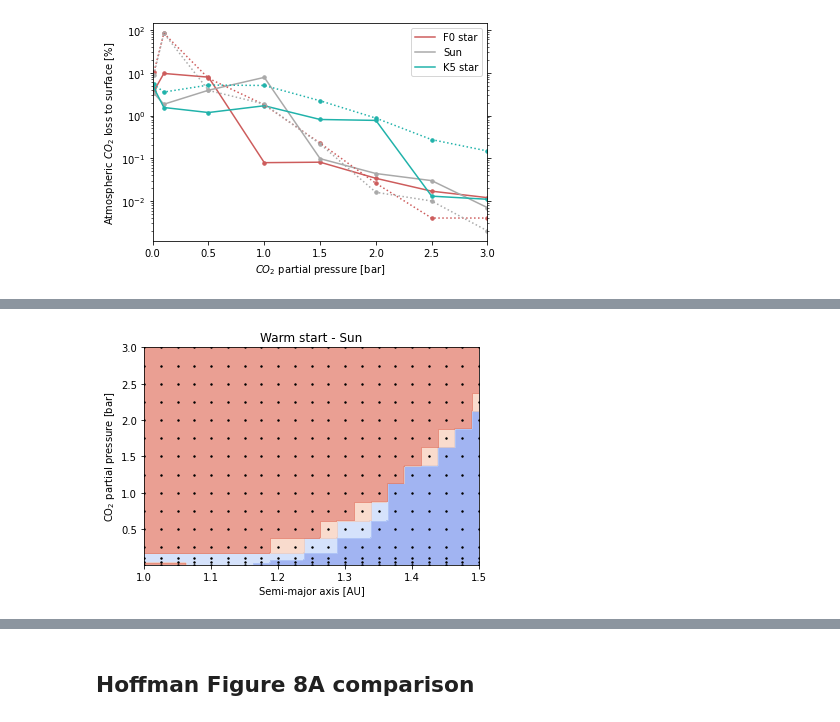
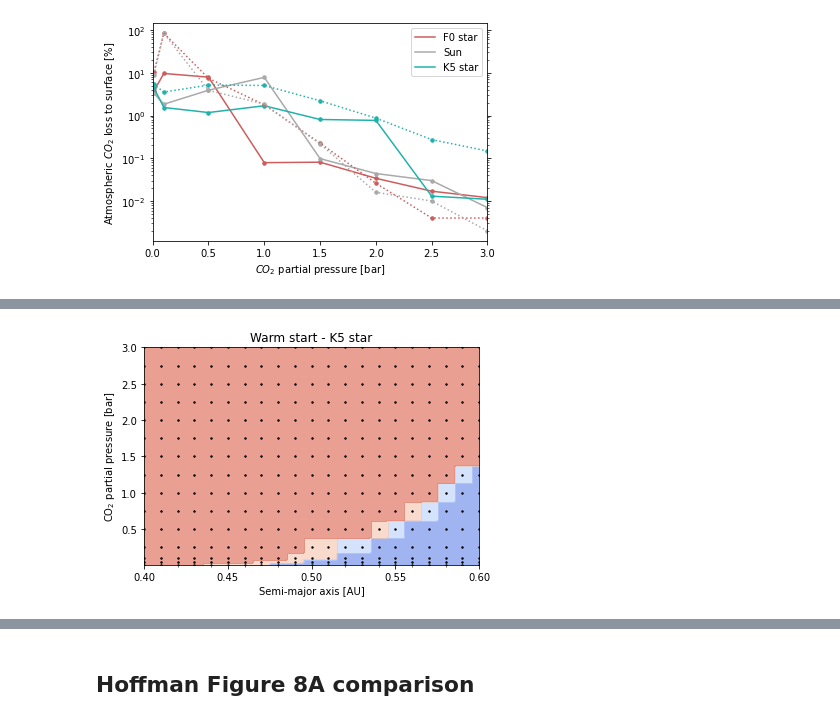
Before and after one commit to irenebonati/CO2-condensation, a Jupyter notebook: Code/Plots.ipynb, the cells around one changed output, grey strips where cells are left out. Drawn from its saved outputs; the diff is of its cells as text; code cells hidden in the pictures.

Commit message:
New CO2 plot

```diff
--- a/Code/Plots.ipynb
+++ b/Code/Plots.ipynb
@@ -547,99 +576,109 @@ for i in itertools.product(icoldflag,obl,a0,pco2i,ocean,igeog,STAR,smass,val):
 # %%
-STAR = ["Sun"]
-start = ["Warm"]
-
-
-
-
-s=0
-n=0
-
-# for i in itertools.product(icoldflag,obl,a0,pco2i,ocean,igeog,STAR,smass,val):
-
-#     a,b,c,d,e,f,g,h,k = i
-
-#     if CO2_ice[n,s]<0:
-
-#         gl[n,s] = 2 # light blue
-
-#         Delta_T[n,s] = np.max(temp_av)-np.min(temp_av)
-#         T_min[n,s] = np.min(temp_min)
-
-#     if n==14:
-#         n=n-14
-#         s+=1
-#     else:
-#         n+=1
-
-
-
+from matplotlib.colors import ListedColormap, BoundaryNorm
 sa_plot = np.reshape(sem_ax_plot, (len(sem_ax_plot[0])*len(sem_ax_plot),1))
 pc_plot = np.reshape(pco2_plot, (len(pco2_plot[0])*len(pco2_plot),1))
 gl0 = np.reshape(gl, (len(gl[0])*len(gl),1))
-# gl_K5warm = np.reshape(gl, (len(gl[0])*len(gl),1))
-# gl_K5cold = np.reshape(gl, (len(gl[0])*len(gl),1))
-# gl_Suncold = np.reshape(gl, (len(gl[0])*len(gl),1))
-# gl_Sunwarm = np.reshape(gl, (len(gl[0])*len(gl),1))
+ice = np.reshape(CO2_ice, (len(gl[0])*len(gl),1))
 points = np.column_stack((sa_plot,pc_plot))
 
 xi,yi = np.mgrid[a_min:a_max:200j, pco2_min:pco2_max:200j]
+
+STAR = ["K5"]
 
 if STAR==["K5"]:
     STAR = ["K5 star"]
     if start == ["Warm"]:
         gl_K5warm = gl0
         zi = griddata(points, gl_K5warm, (xi, yi), method="nearest").reshape(200, 200)
+        ice_K5warm = ice
+        zice = griddata(points, ice_K5warm, (xi, yi), method="nearest").reshape(200, 200)
     else:
         gl_K5cold = gl0
         zi = griddata(points, gl_K5cold, (xi, yi), method="nearest").reshape(200, 200)
+        ice_K5cold = ice
+        zice = griddata(points, ice_K5cold, (xi, yi), method="nearest").reshape(200, 200)
+    lev_CO2 = [0.001,0.01,0.1,1,10,100]
 
 if STAR==["Sun"]:
     if start == ["Warm"]:
         gl_Sunwarm = gl0
         zi = griddata(points, gl_Sunwarm, (xi, yi), method="nearest").reshape(200, 200)
+        ice_Sunwarm = ice
+        zice = griddata(points, ice_Sunwarm, (xi, yi), method="nearest").reshape(200, 200)
     else:
         gl_Suncold = gl0
         zi = griddata(points, gl_Suncold, (xi, yi), method="nearest").reshape(200, 200)
+        ice_Suncold = ice
+        zice = griddata(points, ice_Suncold, (xi, yi), method="nearest").reshape(200, 200)
+    lev_CO2 = [0.001,0.01,0.1,1,10,100]
+    #lev_CO2 = [0.05,0.1,0.5,1,5,10,50]
 
 if STAR==["F0"]:
     STAR = ["F0 star"]
     if start == ["Warm"]:
-        #gl_F0warm = gl0
+        gl_F0warm = gl0
         zi = griddata(points, gl_F0warm, (xi, yi), method="nearest").reshape(200, 200)
+        ice_F0warm = ice
+        zice = griddata(points, ice_F0warm, (xi, yi), method="nearest").reshape(200, 200)
     else:
-        #gl_F0cold = gl0
+        gl_F0cold = gl0
         zi = griddata(points, gl_F0cold, (xi, yi), method="nearest").reshape(200, 200)
+        ice_F0cold = ice
+        zice = griddata(points, ice_F0cold, (xi, yi), method="nearest").reshape(200, 200)
+    lev_CO2 = [0.001,0.01,0.1,1,10,50]
 
 zi = np.around(zi)
 
 size =2
-fig, ax = plt.subplots()
-#colors = ["blue","grey","red","green"]
+ax=plt.gca()#colors = ["blue","grey","red","green"]
 
 plt.figure(1)
 plt.contourf(xi,yi,zi,levels=[0,1,2,3,4],cmap="coolwarm", alpha=0.6)
 plt.scatter(sem_ax_plot,pco2_plot,color='black', s=size)
-# for i in range(len(gl)):
-#     for j in range(int(gl.size/len(gl))):
-#         plt.scatter(sem_ax_plot[i,j],pco2_plot[i,j],color=colors[int(gl[i,j])-1],s=size)
 plt.xlabel('Semi-major axis [AU]')
 plt.ylabel('CO$_{2}$ partial pressure [bar]')
 plt.xlim([a_min,a_max])
 plt.ylim([0.01,3])
 if obl == ["0"]:
     plt.title('{} start - {} %.0f obliquity'.format(start[0],STAR[0]) %(np.float(obl[0])))
 else:
     plt.title('{} start - {} %.1f obliquity'.format(start[0],STAR[0]) %(np.float(obl[0])))
     plt.title('{} start - {}'.format(start[0],STAR[0]))
 if STAR==["K5 star"]:
-    ax.yaxis.set_major_formatter(FormatStrFormatter('%.2f'))
-    ax.xaxis.set_major_locator(MultipleLocator(0.1))
+    ax.yaxis.set_major_formatter(FormatStrFormatter('%.1f'))
+    ax.xaxis.set_major_locator(MultipleLocator(0.05))
     ax.xaxis.set_minor_locator(MultipleLocator(0.02))
 if STAR==["F0 star"]:
-    ax.yaxis.set_major_formatter(FormatStrFormatter('%.2f'))
+    ax.yaxis.set_major_formatter(FormatStrFormatter('%.1f'))
     ax.xaxis.set_major_locator(MultipleLocator(0.2))
     ax.xaxis.set_minor_locator(MultipleLocator(0.1))
 plt.savefig('Figures/{}_{}_%.1f.pdf'.format(start[0],STAR[0]) %(np.float(obl[0])), bbox_inches='tight',format='pdf')
 plt.show()
+
+plt.figure(2)
+ax=plt.gca()
+sc =plt.contourf(xi,yi,zice,levels=lev_CO2,cmap="viridis_r", alpha=0.6,norm=colors.LogNorm(vmin=0.001, vmax=100))
+plt.scatter(sem_ax_plot,pco2_plot,color='black', s=size)
+cb = plt.colorbar(sc,orientation='horizontal')
+cb.set_label('Atmospheric $CO_{2}$ loss to surface [%]')
+plt.xlabel('Semi-major axis [AU]')
+plt.ylabel('CO$_{2}$ partial pressure [bar]')
+plt.xlim([a_min,a_max])
+plt.ylim([0.01,3])
+if obl == ["0"]:
+    plt.title('{} start - {} %.0f obliquity'.format(start[0],STAR[0]) %(np.float(obl[0])))
+else:
+    plt.title('{} start - {} %.1f obliquity'.format(start[0],STAR[0]) %(np.float(obl[0])))
+    plt.title('{} start - {}'.format(start[0],STAR[0]))
+if STAR==["K5 star"]:
+    ax.yaxis.set_major_formatter(FormatStrFormatter('%.1f'))
+    ax.xaxis.set_major_locator(MultipleLocator(0.05))
+    ax.xaxis.set_minor_locator(MultipleLocator(0.02))
+if STAR==["F0 star"]:
+    ax.yaxis.set_major_formatter(FormatStrFormatter('%.1f'))
+    ax.xaxis.set_major_locator(MultipleLocator(0.2))
+    ax.xaxis.set_minor_locator(MultipleLocator(0.1))
+plt.savefig('Figures/ice{}_{}_%.1fleg.pdf'.format(start[0],STAR[0]) %(np.float(obl[0])), bbox_inches='tight',format='pdf')
+plt.show()
 # %% [output]
-[figure, old version]
+[figure, new version]
```
Also changed, not shown: parts of 7 cells of this notebook, 44 other files.
